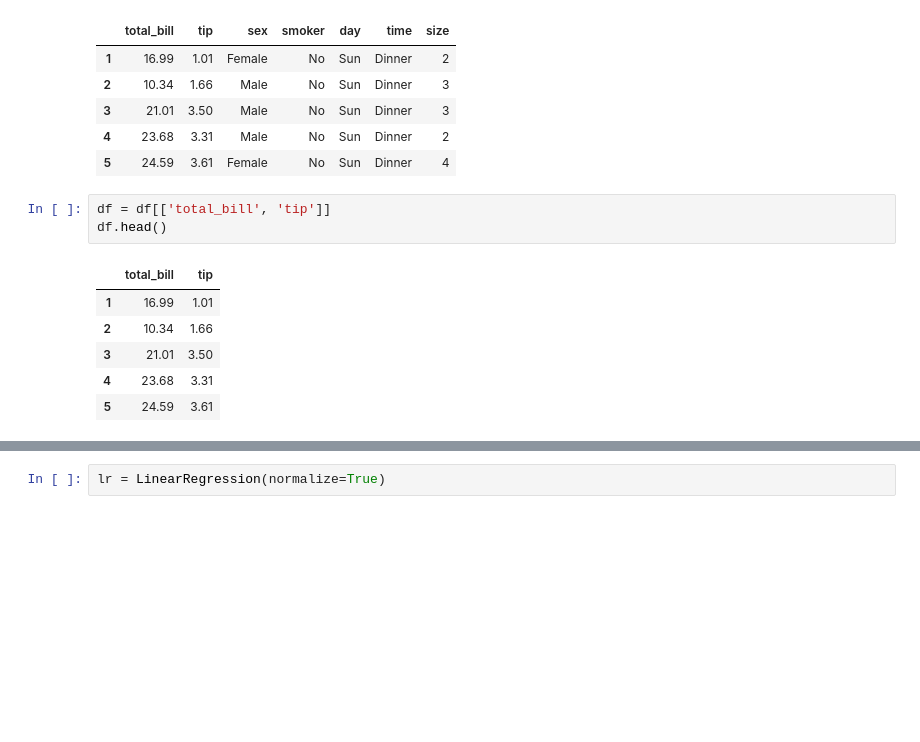
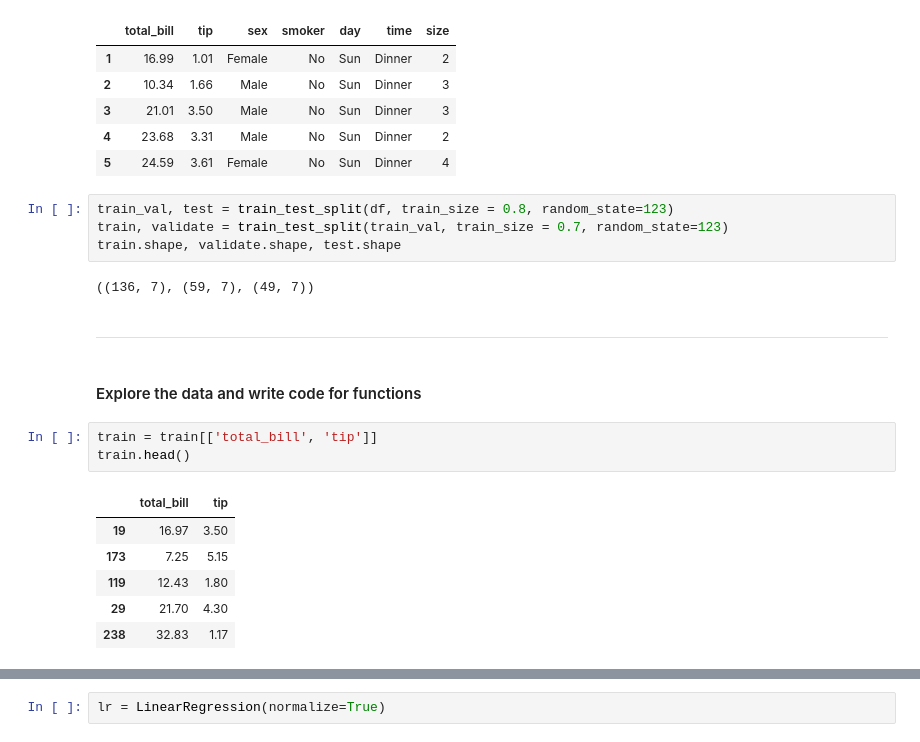
Before and after one commit to NSharick/regression-exercises, a Jupyter notebook: evaluate.ipynb, the cells around one changed output, grey strips where cells are left out. Saved outputs shown, nothing was run; the diff lists cells and outputs as text; blank space fills up the shorter version.

```diff
--- a/evaluate.ipynb
+++ b/evaluate.ipynb
@@ -24,14 +33,24 @@ df.head()
 | 3 | 21.01 | 3.50 | Male | No | Sun | Dinner | 3 |
 | 4 | 23.68 | 3.31 | Male | No | Sun | Dinner | 2 |
 | 5 | 24.59 | 3.61 | Female | No | Sun | Dinner | 4 |
+# %%
+train_val, test = train_test_split(df, train_size = 0.8, random_state=123)
+train, validate = train_test_split(train_val, train_size = 0.7, random_state=123)
+train.shape, validate.shape, test.shape
+# %% [output]
+((136, 7), (59, 7), (49, 7))
+# %% [markdown]
+---
+# %% [markdown]
+#### Explore the data and write code for functions
 # %%
-df = df[['total_bill', 'tip']]
-df.head()
+train = train[['total_bill', 'tip']]
+train.head()
 # %% [output]
 |  | total_bill | tip |
-| 1 | 16.99 | 1.01 |
-| 2 | 10.34 | 1.66 |
-| 3 | 21.01 | 3.50 |
-| 4 | 23.68 | 3.31 |
-| 5 | 24.59 | 3.61 |
+| 19 | 16.97 | 3.50 |
+| 173 | 7.25 | 5.15 |
+| 119 | 12.43 | 1.80 |
+| 29 | 21.70 | 4.30 |
+| 238 | 32.83 | 1.17 |
 # %%
```
Also changed, not shown: parts of 23 cells of this notebook, 1 other file.
